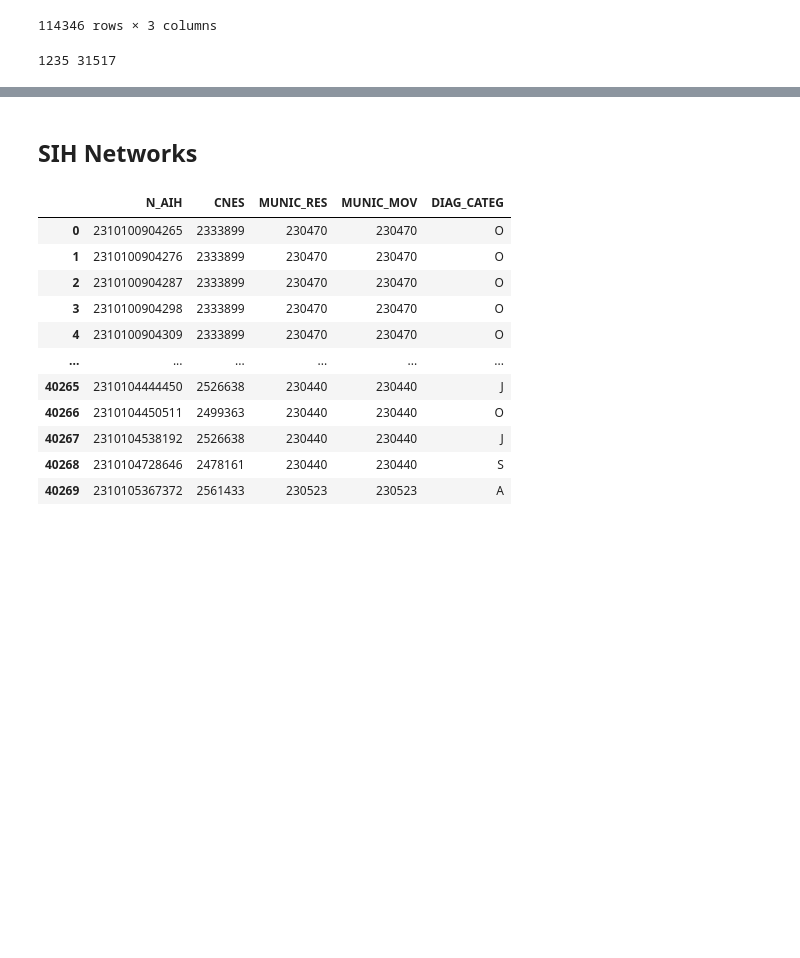
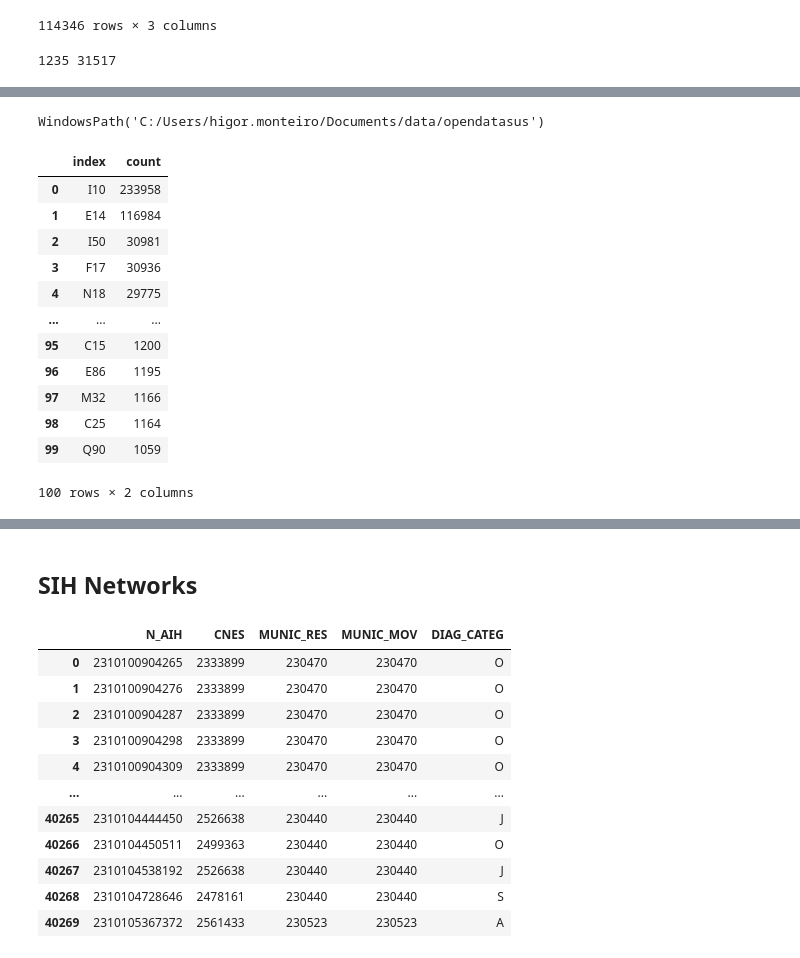
Before and after one commit to humbertocarmona/pyopensus, a Jupyter notebook: notebooks/preliminar.ipynb, the cells around one changed output, grey strips where cells are left out. Drawn from its saved outputs; the diff is of its cells as text; code cells hidden in the pictures; blank space fills up the shorter version.

```diff
--- a/notebooks/preliminar.ipynb
+++ b/notebooks/preliminar.ipynb
@@ -186,0 +332,19 @@ print(graph.number_of_nodes(), graph.number_of_edges())
+# %%
+yy_list = [ year for year in range(2010, 2021) ]
+base_dict = {'TOTAL': np.nan, 'LINHAA': np.nan, 'LINHAB': np.nan, 'LINHAC': np.nan, 'LINHAD': np.nan,
+             'LINHAII': np.nan, 'FREQ.CAUSABAS': np.nan, 'FREQ.LINHAII': np.nan }
+rec_years = { yy: dict(base_dict) for yy in range(2010, 2021) }
+
+for yy in yy_list:
+    print(yy)
+    query = sim_query(yy)
+    cur_df = query_data(query, 'sim', engine)
+
+    rec_years[yy]['TOTAL'] = cur_df.shape[0]
+    rec_years[yy]['LINHAA'] = cur_df["LINHAA"].notnull().sum()
+    rec_years[yy]['LINHAB'] = cur_df["LINHAB"].notnull().sum()
+    rec_years[yy]['LINHAC'] = cur_df["LINHAC"].notnull().sum()
+    rec_years[yy]['LINHAD'] = cur_df["LINHAD"].notnull().sum()
+    rec_years[yy]['LINHAII'] = cur_df["LINHAII"].notnull().sum()
+    rec_years[yy]["FREQ.CAUSABAS"] = format_column(cur_df, "CAUSABAS")
+    rec_years[yy]["FREQ.LINHAII"] = format_column(cur_df, "LINHAII")
@@ -186,0 +363,9 @@ print(graph.number_of_nodes(), graph.number_of_edges())
+# %%
+base_dict2 = {"CAUSABAS": np.nan, "LINHAII": np.nan}
+counting_causes = { yy: dict(base_dict2) for yy in range(2010, 2021) }
+for yy in yy_list:
+    causes_list = pd.Series([ item for sublist in rec_years[yy]["FREQ.CAUSABAS"] for item in sublist ]).value_counts().reset_index().rename({"index": "ICD-10", 'count': 'frequency'}, axis=1)
+    linha2_list = pd.Series([ item for sublist in rec_years[yy]["FREQ.LINHAII"] for item in sublist ]).value_counts().reset_index().rename({"index": "ICD-10", 'count': 'frequency'}, axis=1)
+
+    counting_causes[yy]["CAUSABAS"] = causes_list
+    counting_causes[yy]["LINHAII"] = linha2_list
@@ -186,0 +418,20 @@ print(graph.number_of_nodes(), graph.number_of_edges())
+# %%
+basefolder
+# %% [output]
+WindowsPath('C:/Users/higor.monteiro/Documents/data/opendatasus')
+# %%
+linha2_list
+# %% [output]
+|  | index | count |
+| 0 | I10 | 233958 |
+| 1 | E14 | 116984 |
+| 2 | I50 | 30981 |
+| 3 | F17 | 30936 |
+| 4 | N18 | 29775 |
+| ... | ... | ... |
+| 95 | C15 | 1200 |
+| 96 | E86 | 1195 |
+| 97 | M32 | 1166 |
+| 98 | C25 | 1164 |
+| 99 | Q90 | 1059 |
+100 rows × 2 columns
```
Also changed, not shown: parts of 19 cells of this notebook.
